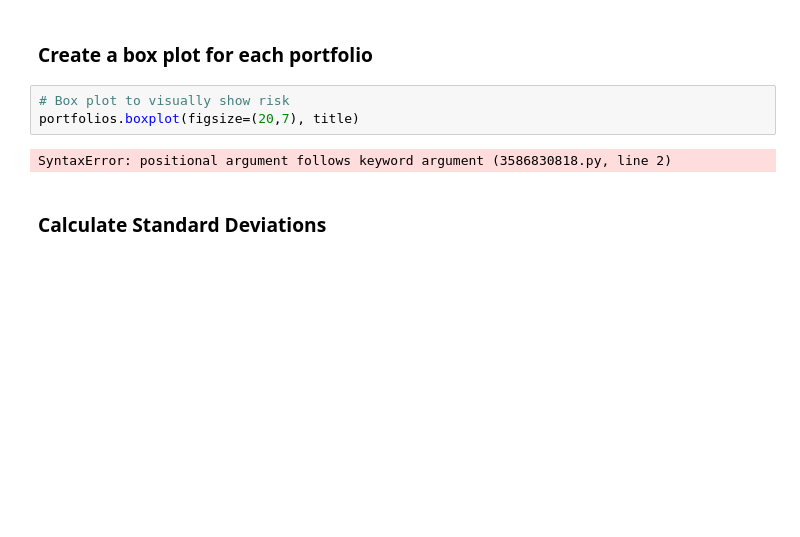
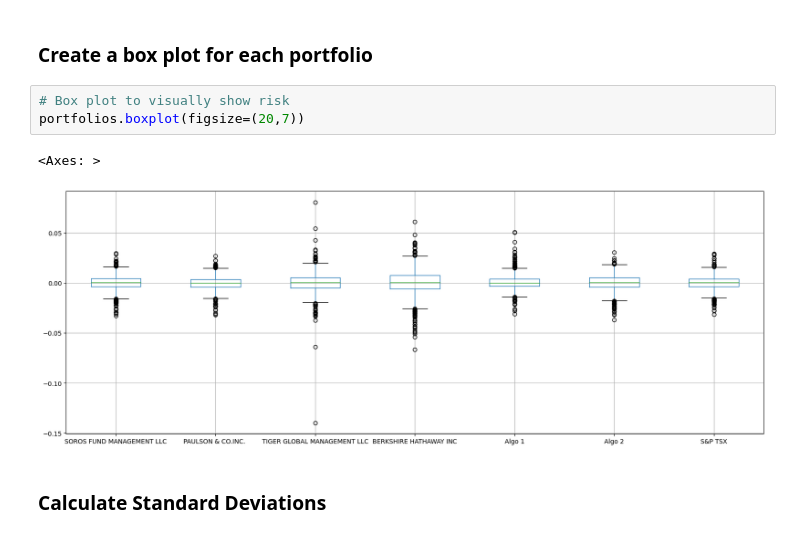
Before and after one commit to EthanB1/Portfolio-Returns-Analysis, a Jupyter notebook: whale_analysis.ipynb, the cells around one changed output. Saved outputs shown, nothing was run; the diff lists cells and outputs as text; blank space fills up the shorter version.

```diff
--- a/whale_analysis.ipynb
+++ b/whale_analysis.ipynb
@@ -162,9 +162,10 @@ Determine the _risk_ of each portfolio:
 ### Create a box plot for each portfolio
 # %%
 # Box plot to visually show risk
-portfolios.boxplot(figsize=(20,7), title)
+portfolios.boxplot(figsize=(20,7))
 # %% [output]
-SyntaxError: positional argument follows keyword argument (3586830818.py, line 2)
+<Axes: >
+[figure, added]
 # %% [markdown]
 ### Calculate Standard Deviations
 # %%
```
Also changed, not shown: parts of 17 cells of this notebook, 3 other files.
